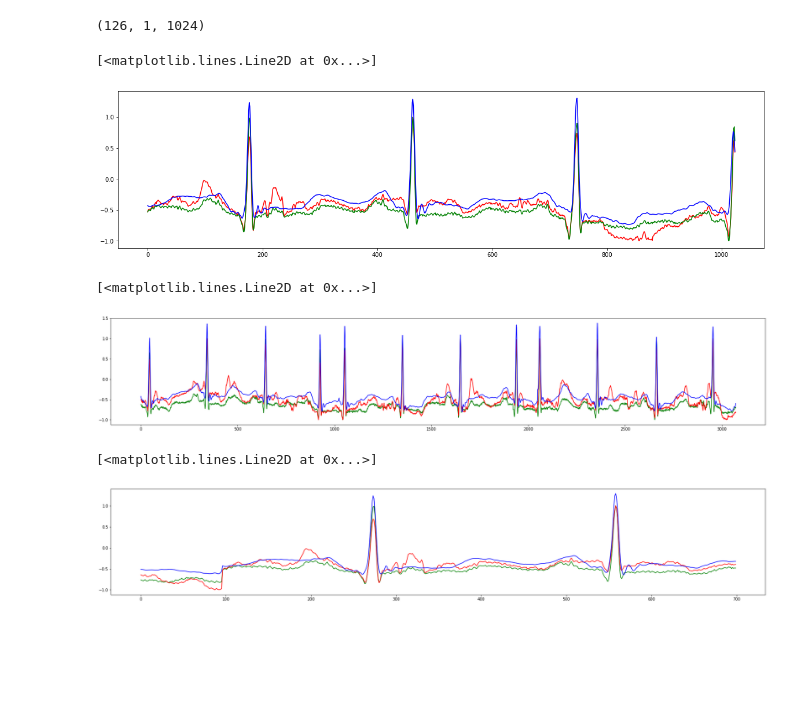
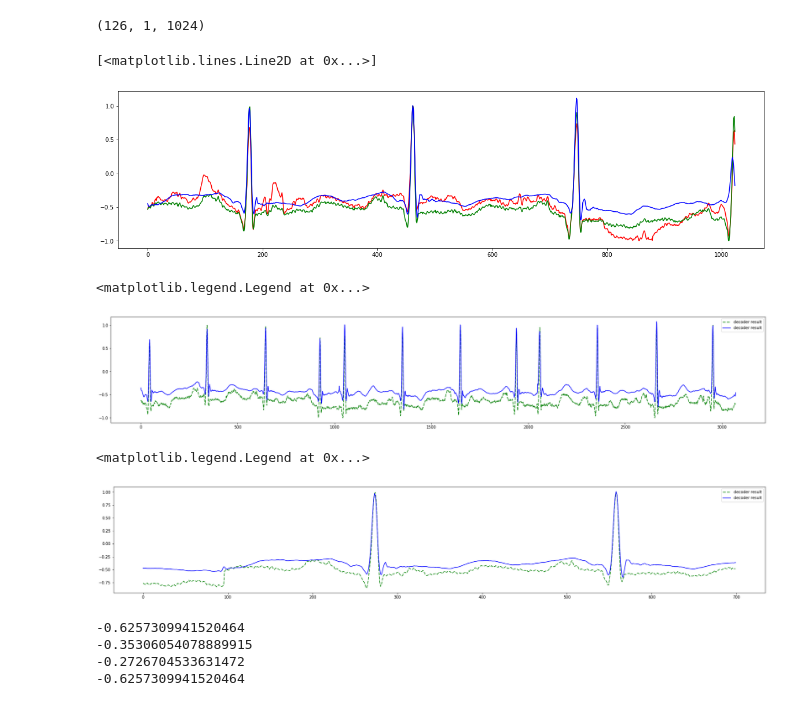
Before and after one commit to enzlaur/pytorch-ml-tuts, a Jupyter notebook: scratch07.ipynb, the cells around one changed output. Drawn from its saved outputs; the diff is of its cells as text; code cells hidden in the pictures; blank space fills up the shorter version.

```diff
--- a/scratch07.ipynb
+++ b/scratch07.ipynb
@@ -69,4 +115,5 @@ valdex_loader = DataLoader( val_indexset, shuffle=True, batch_size=1 )
 # %%
+# ---- TEST MODEL ----
 kernel_size = 16
 padding_size= int( (kernel_size/2) ) # If odd, add -1
 
@@ -89,21 +136,6 @@ class ae_sampler(nn.Module):
             nn.BatchNorm1d(1),
         )
 
-        # self.decoder = nn.Sequential(
-        #     nn.ConvTranspose1d(1, 40, kernel_size, stride=1, padding=7 ), nn.ELU(True), # 521
-        #     nn.BatchNorm1d(40),
-        #     nn.ConvTranspose1d(40, 20, kernel_size, stride=2, padding=8 ), nn.ELU(True), # 521
-        #     nn.BatchNorm1d(20),
-        #     nn.ConvTranspose1d(20, 20, kernel_size, stride=2, padding=7 ), nn.ELU(True), # 521
-        #     nn.BatchNorm1d(20),
-        #     nn.ConvTranspose1d(20, 40, kernel_size, stride=2, padding=7 ), nn.ELU(True), # 521
-        #     nn.BatchNorm1d(40),
-        #     nn.ConvTranspose1d(40, 1, kernel_size, stride=2, padding=7 ), nn.ELU(True), # 521
-        #     nn.BatchNorm1d(1),
-        #     nn.ConvTranspose1d(1, 1, kernel_size, stride=2, padding=7 ), nn.ELU(True), # 521
-        #     nn.BatchNorm1d(1),
-        # )
-
         self.decoder = nn.Sequential(
             nn.ConvTranspose1d(1, 40, kernel_size, stride=1, padding=7 ), nn.ELU(True), # 521
             nn.BatchNorm1d(40),
@@ -119,6 +151,8 @@ class ae_sampler(nn.Module):
             nn.BatchNorm1d(1),
             nn.ConvTranspose1d(1, 1, kernel_size, stride=1, padding=8 ), nn.ELU(True), # 521
             nn.BatchNorm1d(1),
+            nn.ConvTranspose1d(1, 1, kernel_size, stride=1, padding=7 ), nn.ELU(True), # 521
+            nn.BatchNorm1d(1),
         )
 
     def forward(self, x):
@@ -257,7 +291,7 @@ plt.plot( ecg_clean_tensor[index][0].cpu(), c='green', label='original data' )
 plt.plot( result[index][0], c='blue', label='decoder result' )
 # %% [output]
 [<matplotlib.lines.Line2D at 0x...>]
-[figure, old version]
+[figure, new version]
 # %%
 res_flat = result.flatten()
 ecg_clean_tensor_flat = ecg_clean_tensor.flatten()
@@ -265,21 +299,23 @@ ecg_noisy_tensor_flat = ecg_noisy_tensor.flatten()
 # %%
 index_left = 0
 width = 3
 index_right = index_left +  ( width * 1024)
 plt.figure( figsize=(30,5) )
-plt.plot( ecg_clean_tensor_flat[index_left:index_right].cpu(), c='green', label='decoder result' )
-plt.plot( ecg_noisy_tensor_flat[index_left:index_right].cpu(), c='red', label='decoder result' )
+plt.plot( ecg_clean_tensor_flat[index_left:index_right].cpu(), c='green', label='decoder result', dashes=(5,2)  )
+# plt.plot( ecg_noisy_tensor_flat[index_left:index_right].cpu(), c='red', label='decoder result' )
 plt.plot( res_flat[index_left:index_right], c='blue', label='decoder result' )
+plt.legend()
 # %% [output]
-[<matplotlib.lines.Line2D at 0x...>]
+<matplotlib.legend.Legend at 0x...>
-[figure, old version]
+[figure, new version]
 # %%
 index_left = 4000
 index_right = 4700
 plt.figure( figsize=(30,5) )
-plt.plot( ecg_clean_tensor_flat[index_left:index_right].cpu(), c='green', label='decoder result' )
-plt.plot( ecg_noisy_tensor_flat[index_left:index_right].cpu(), c='red', label='decoder result' )
+plt.plot( ecg_clean_tensor_flat[index_left:index_right].cpu(), c='green', label='decoder result', dashes=(5,2) )
+# plt.plot( ecg_noisy_tensor_flat[index_left:index_right].cpu(), c='red', label='decoder result' )
 plt.plot( res_flat[index_left:index_right], c='blue', label='decoder result' )
+plt.legend()
 # %% [output]
-[<matplotlib.lines.Line2D at 0x...>]
+<matplotlib.legend.Legend at 0x...>
-[figure, old version]
+[figure, new version]
@@ -285,0 +326,12 @@ plt.plot( res_flat[index_left:index_right], c='blue', label='decoder result' )
+# %%
+print( ecg_clean_tensor_flat[0].cpu().numpy() )
+print( res_flat[0] )
+test_sub = ecg_clean_tensor_flat[0].cpu().numpy() - res_flat[0]
+print( test_sub )
+res_flat = res_flat + test_sub
+print( res_flat[0] )
+# %% [output]
+-0.6257309941520464
+-0.35306054078889915
+-0.2726704533631472
+-0.6257309941520464
```
Also changed, not shown: parts of 6 cells of this notebook, 1 other file.
